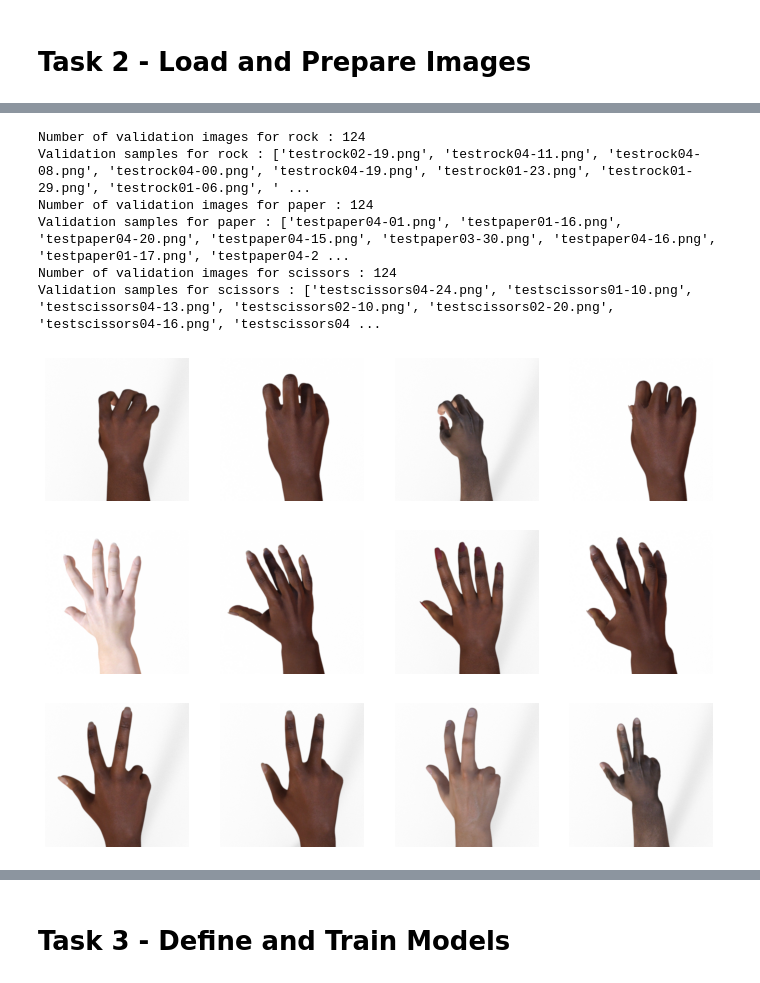
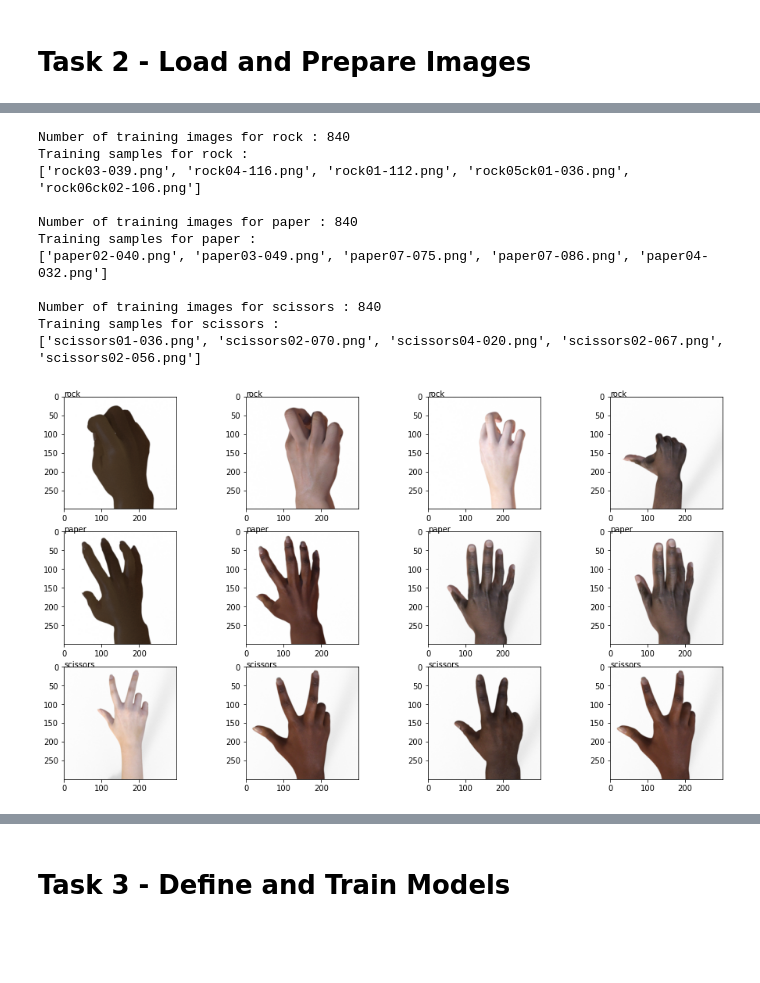
Before and after one commit to daines-analytics/deep-learning-projects, a Jupyter notebook: _py-project-templates/py_tensorflow_multiclass_image_classification_example.ipynb, the cells around one changed output, grey strips where cells are left out. Cells and saved outputs as stored; diff of their text form; code cells hidden in the pictures; blank space fills up the shorter version.

Commit message:
Upload no.1 of Multi-Class Image Classification Template using TensorFlow Version 2

```diff
--- a/_py-project-templates/py_tensorflow_multiclass_image_classification_example.ipynb
+++ b/_py-project-templates/py_tensorflow_multiclass_image_classification_example.ipynb
@@ -305,25 +205,0 @@ Training samples for scissors : ['testscissors02-032.png', 'scissors02-074.png',
-# %%
-# Brief listing of validation image files for class 1
-validation_class1_dir = os.path.join(validation_dir, class1_name)
-validation_class1_files = os.listdir(validation_class1_dir)
-print('Number of validation images for', class1_name, ':', len(os.listdir(validation_class1_dir)))
-print('Validation samples for', class1_name, ':', validation_class1_files[:10])
-
-# Brief listing of validation image files for class 2
-validation_class2_dir = os.path.join(validation_dir, class2_name)
-validation_class2_files = os.listdir(validation_class2_dir)
-print('Number of validation images for', class2_name, ':', len(os.listdir(validation_class2_dir)))
-print('Validation samples for', class2_name, ':', validation_class2_files[:10])
-
-# Brief listing of validation image files for class 3
-validation_class3_dir = os.path.join(validation_dir, class3_name)
-validation_class3_files = os.listdir(validation_class3_dir)
-print('Number of validation images for', class3_name, ':', len(os.listdir(validation_class3_dir)))
-print('Validation samples for', class3_name, ':', validation_class3_files[:10])
-# %% [output]
-Number of validation images for rock : 124
-Validation samples for rock : ['testrock02-19.png', 'testrock04-11.png', 'testrock04-08.png', 'testrock04-00.png', 'testrock04-19.png', 'testrock01-23.png', 'testrock01-29.png', 'testrock01-06.png', ' ...
-Number of validation images for paper : 124
-Validation samples for paper : ['testpaper04-01.png', 'testpaper01-16.png', 'testpaper04-20.png', 'testpaper04-15.png', 'testpaper03-30.png', 'testpaper04-16.png', 'testpaper01-17.png', 'testpaper04-2 ...
-Number of validation images for scissors : 124
-Validation samples for scissors : ['testscissors04-24.png', 'testscissors01-10.png', 'testscissors04-13.png', 'testscissors02-10.png', 'testscissors02-20.png', 'testscissors04-16.png', 'testscissors04 ...
@@ -330,27 +210,52 @@ Validation samples for scissors : ['testscissors04-24.png', 'testscissors01-10.p
+# %%
+# Making the adjustment to the training directory name after zip file extraction
+TRAIN_DIR = TRAIN_DIR + 'rps/'
+# %%
+# Brief listing of training image files for each class
+for c_label in CLASS_LABELS:
+    training_class_dir = os.path.join(TRAIN_DIR, c_label)
+    training_class_files = os.listdir(training_class_dir)
+    print('Number of training images for', c_label, ':', len(os.listdir(training_class_dir)))
+    print('Training samples for', c_label, ':')
+    print(training_class_files[:5],'\n')
+# %% [output]
+Number of training images for rock : 840
+Training samples for rock :
+['rock03-039.png', 'rock04-116.png', 'rock01-112.png', 'rock05ck01-036.png', 'rock06ck02-106.png']
+
+Number of training images for paper : 840
+Training samples for paper :
+['paper02-040.png', 'paper03-049.png', 'paper07-075.png', 'paper07-086.png', 'paper04-032.png']
+
+Number of training images for scissors : 840
+Training samples for scissors :
+['scissors01-036.png', 'scissors02-070.png', 'scissors04-020.png', 'scissors02-067.png', 'scissors02-056.png']
 # %%
 # Plot some training images from the dataset
 nrows = 3
 ncols = 4
+training_examples = []
+example_labels = []
 
-# Set up matplotlib fig, and size it to fit 4x4 pics
 fig = plt.gcf()
-fig.set_size_inches(ncols * 3, nrows * 3)
+fig.set_size_inches(ncols * 4, nrows * 3)
 
-reset_random(seedNum)
-number_elements = ncols
-random_training_class1 = random.sample(training_class1_files, number_elements)
-random_training_class2 = random.sample(training_class2_files, number_elements)
-random_training_class3 = random.sample(training_class3_files, number_elements)
-next_class1 = [os.path.join(training_class1_dir, fname) for fname in random_training_class1]
-next_class2 = [os.path.join(training_class2_dir, fname) for fname in random_training_class2]
-next_class3 = [os.path.join(training_class3_dir, fname) for fname in random_training_class3]
+for c_label in CLASS_LABELS:
+    training_class_dir = os.path.join(TRAIN_DIR, c_label)
+    training_class_files = os.listdir(training_class_dir)
+    for j in range(ncols):
+        training_examples.append(training_class_dir + '/' + training_class_files[j])
+        example_labels.append(c_label)
+    # print(training_examples)
+    # print(example_labels)
 
-for i, img_path in enumerate(next_class1 + next_class2 + next_class3):
+for i, img_path in enumerate(training_examples):
     # Set up subplot; subplot indices start at 1
-    sp = plt.subplot(nrows, ncols, i + 1)
-    sp.axis('Off')
+    sp = plt.subplot(nrows, ncols, i+1)
+    sp.text(0, 0, example_labels[i])
+    # sp.axis('Off')
     img = mpimg.imread(img_path)
     plt.imshow(img)
 plt.show()
 # %% [output]
-[figure, old version]
+[figure, new version]
```
Also changed, not shown: parts of 63 cells of this notebook, 1 other file.
